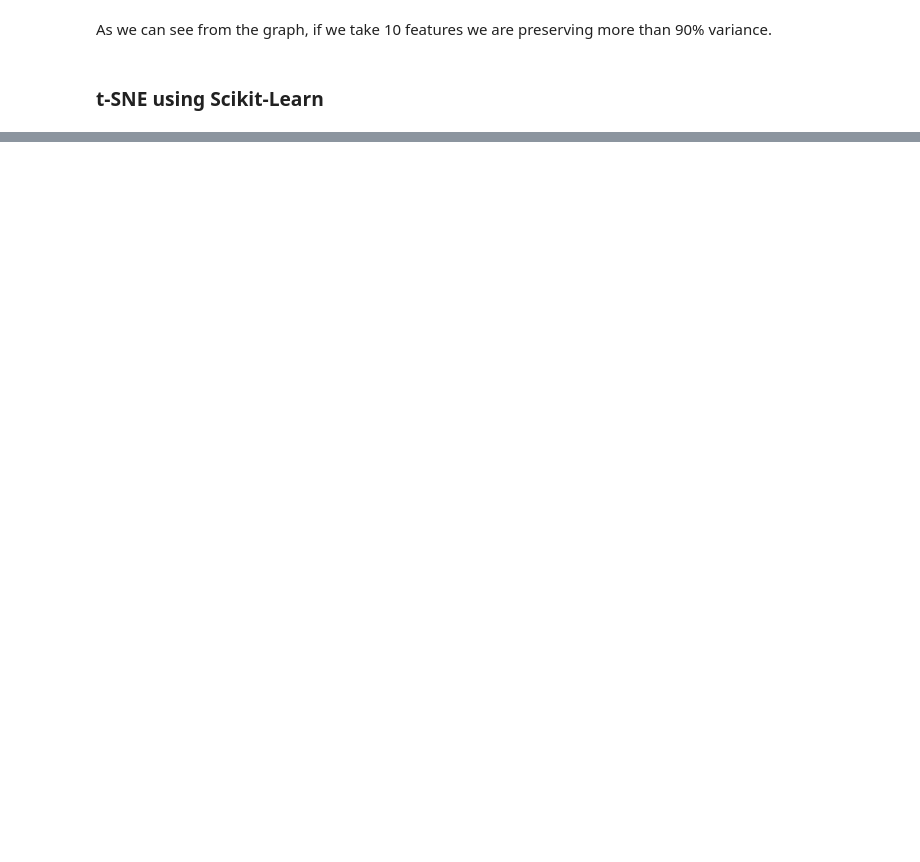
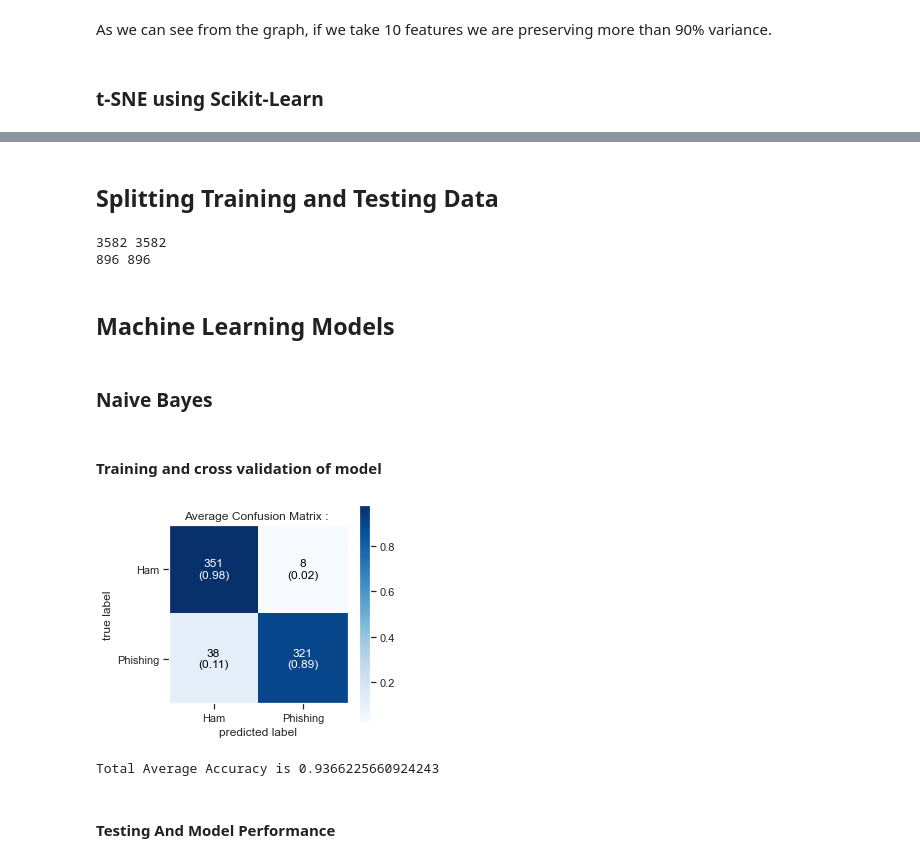
Before and after one commit to Vipin-Singh-Negi/Identify-Phishing-Mail, a Jupyter notebook: (TRIAL)PhishingMailClassifier.ipynb, the cells around one changed output, grey strips where cells are left out. Saved outputs shown, nothing was run; the diff lists cells and outputs as text; code cells hidden in the pictures; blank space fills up the shorter version.

Commit message:
Models and performance fine tuning

```diff
--- a/(TRIAL)PhishingMailClassifier.ipynb
+++ b/(TRIAL)PhishingMailClassifier.ipynb
@@ -763,0 +761,26 @@ Index(['HTML', 'HTMLForm', 'IFrame', 'FlashContent', 'General Salutation',
+# %% [markdown]
+## Splitting Training and Testing Data
+# %%
+from sklearn.model_selection import train_test_split
+from sklearn import preprocessing
+import pandas as pd
+le = preprocessing.LabelEncoder()
+mails = pd.read_csv("./dataset/mails_dataset.csv")
+labels=le.fit_transform(mails['Class'])
+mails=mails.drop('Class',axis = 1)
+
+
+
+X_train, X_test, Y_train, Y_test = train_test_split(mails,
+                                                    labels,
+                                                    test_size=0.20,
+                                                    stratify=labels,
+                                                    random_state=42)
+# check dataset shapes
+print(len(X_train), len(Y_train))
+print(len(X_test), len(Y_test))
+# %% [output]
+3582 3582
+896 896
+# %% [markdown]
+## Machine Learning Models
@@ -763,0 +867,12 @@ Index(['HTML', 'HTMLForm', 'IFrame', 'FlashContent', 'General Salutation',
+# %% [markdown]
+### Naive Bayes
+# %% [markdown]
+#### Training and cross validation of model
+# %%
+gb = GaussianNB()
+gb = training_and_cross_validation(gb)
+# %% [output]
+[figure, added]
+Total Average Accuracy is 0.9366225660924243
+# %% [markdown]
+#### Testing And Model Performance
```
Also changed, not shown: parts of 47 cells of this notebook, 2 other files.
